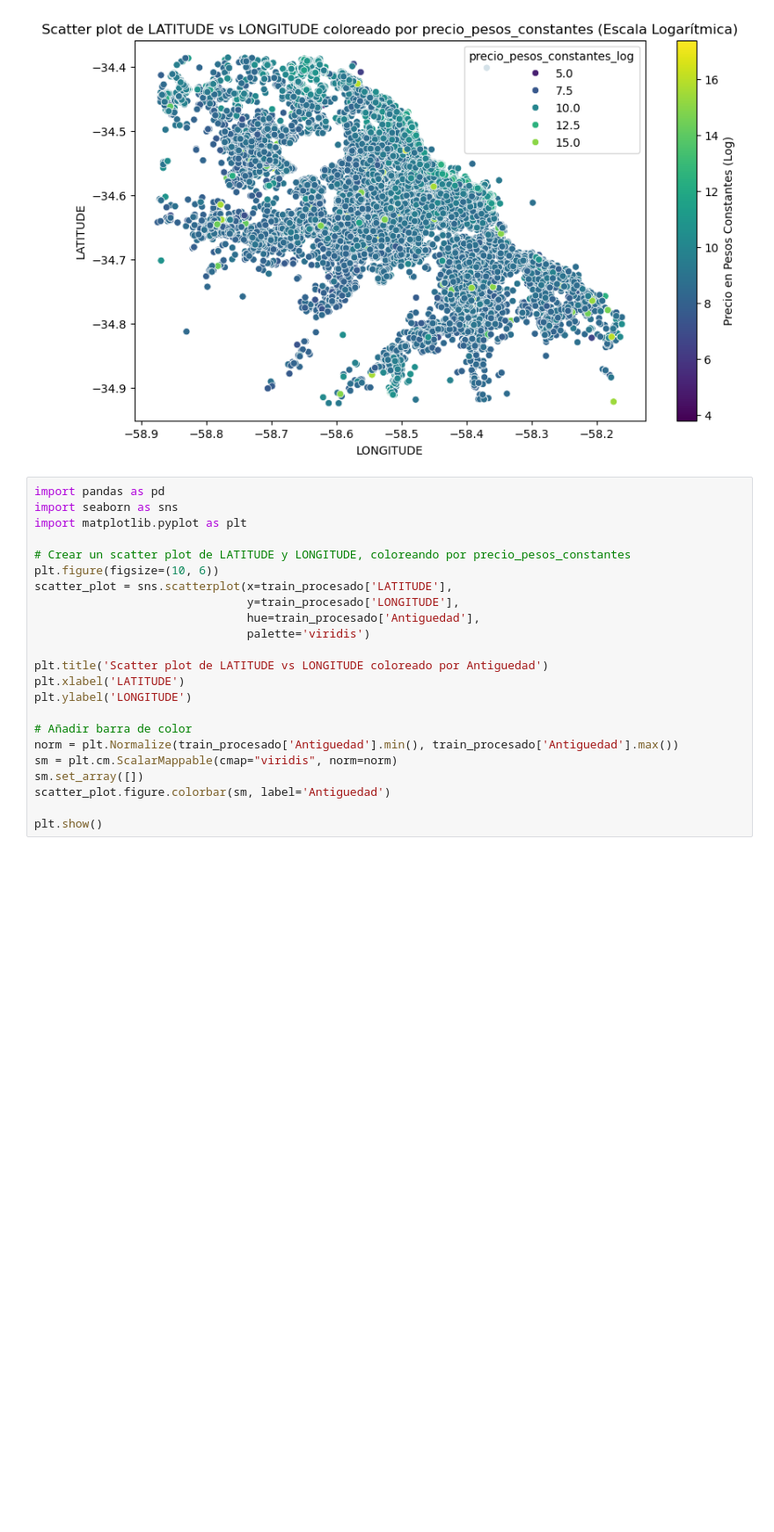
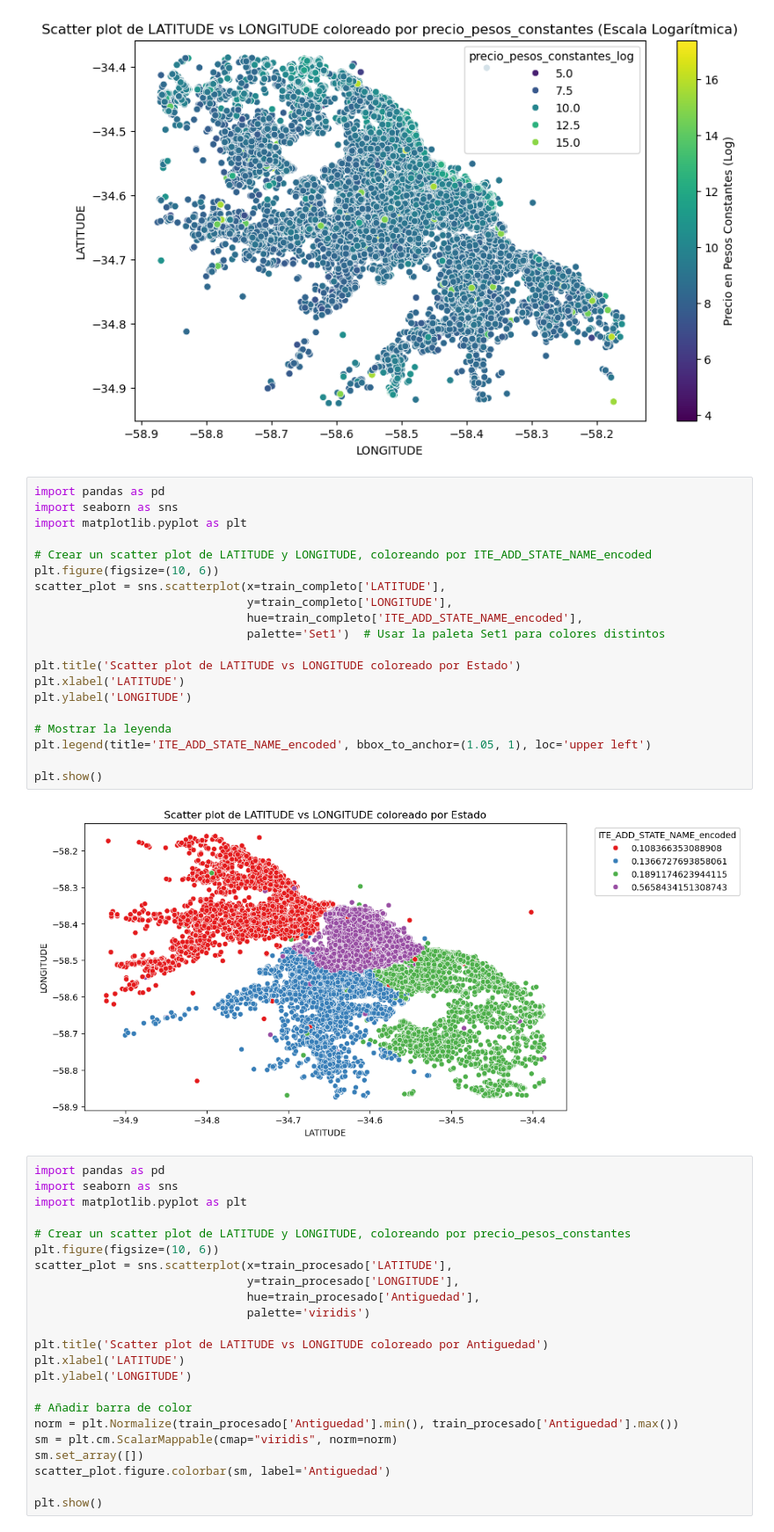
Before and after one commit to Ciror3/proyecto_final_Guerrero_Russi, a Jupyter notebook: notebooks/preprocesamiento.ipynb, the cells around one changed output. Shown at 88% size. Drawn from its saved outputs; the diff is of its cells as text; blank space fills up the shorter version.

```diff
--- a/notebooks/preprocesamiento.ipynb
+++ b/notebooks/preprocesamiento.ipynb
@@ -314,6 +314,28 @@ scatter_plot.figure.colorbar(sm, label='Precio en Pesos Constantes (Log)')
 plt.show()
 # %% [output]
 [figure]
+# %%
+import pandas as pd
+import seaborn as sns
+import matplotlib.pyplot as plt
+
+# Crear un scatter plot de LATITUDE y LONGITUDE, coloreando por ITE_ADD_STATE_NAME_encoded
+plt.figure(figsize=(10, 6))
+scatter_plot = sns.scatterplot(x=train_completo['LATITUDE'],
+                               y=train_completo['LONGITUDE'],
+                               hue=train_completo['ITE_ADD_STATE_NAME_encoded'],
+                               palette='Set1')  # Usar la paleta Set1 para colores distintos
+
+plt.title('Scatter plot de LATITUDE vs LONGITUDE coloreado por Estado')
+plt.xlabel('LATITUDE')
+plt.ylabel('LONGITUDE')
+
+# Mostrar la leyenda
+plt.legend(title='ITE_ADD_STATE_NAME_encoded', bbox_to_anchor=(1.05, 1), loc='upper left')
+
+plt.show()
+# %% [output]
+[figure, added]
 # %%
 import pandas as pd
 import seaborn as sns
```
Also changed, not shown: 7 other files.
